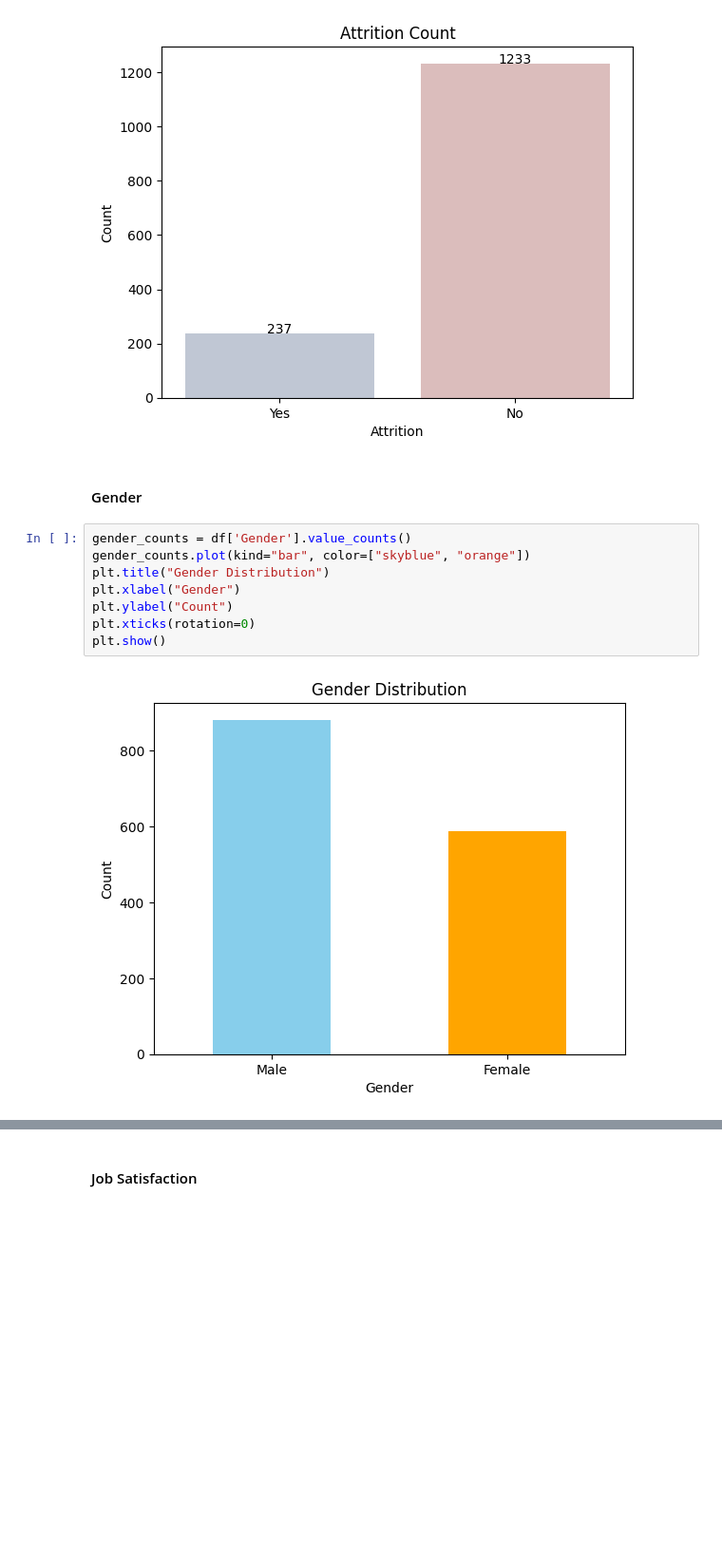
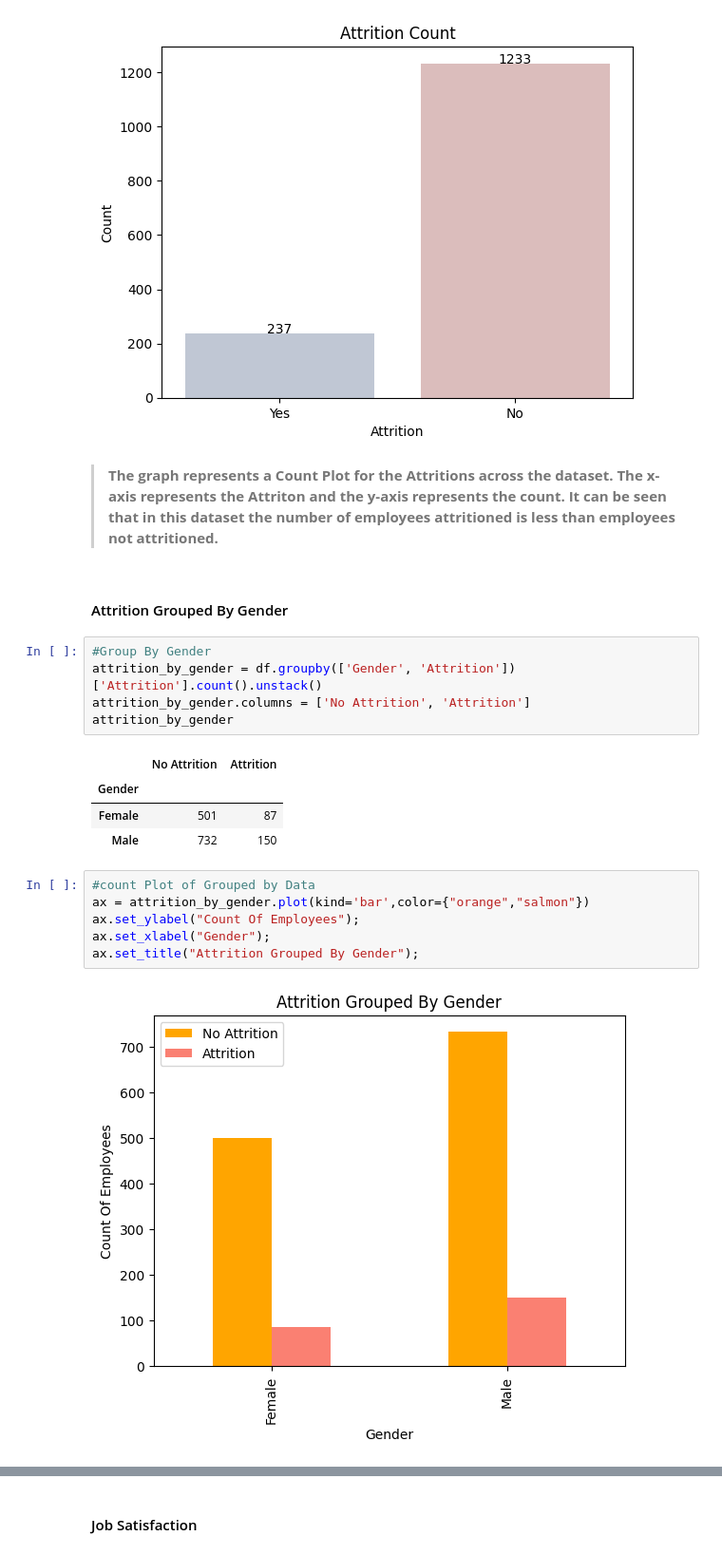
Before and after one commit to Rahafhosari/DataScience2024-2025, a Jupyter notebook: ds_fundamentals_exam_rahaf_hosari.ipynb, the cells around one changed output, grey strips where cells are left out. Shown at 95% size. Saved outputs shown, nothing was run; the diff lists cells and outputs as text; blank space fills up the shorter version.

```diff
--- a/ds_fundamentals_exam_rahaf_hosari.ipynb
+++ b/ds_fundamentals_exam_rahaf_hosari.ipynb
@@ -576,15 +564,26 @@ for bar in ax.patches:
     )
 # %% [output]
 [figure]
+# %% [markdown]
+>**The graph represents a Count Plot for the Attritions across the dataset. The x-axis represents the Attriton and the y-axis represents the count.
+It can be seen that in this dataset the number of employees attritioned is less than employees not attritioned.**
 # %% [markdown]
-#### Gender
+#### Attrition Grouped By Gender
-# %%
-gender_counts = df['Gender'].value_counts()
-gender_counts.plot(kind="bar", color=["skyblue", "orange"])
-plt.title("Gender Distribution")
-plt.xlabel("Gender")
-plt.ylabel("Count")
-plt.xticks(rotation=0)
-plt.show()
-# %% [output]
-[figure, removed]
+# %%
+#Group By Gender
+attrition_by_gender = df.groupby(['Gender', 'Attrition'])['Attrition'].count().unstack()
+attrition_by_gender.columns = ['No Attrition', 'Attrition']
+attrition_by_gender
+# %% [output]
+|  | No Attrition | Attrition |
+| Gender |  |  |
+| Female | 501 | 87 |
+| Male | 732 | 150 |
+# %%
+#count Plot of Grouped by Data
+ax = attrition_by_gender.plot(kind='bar',color={"orange","salmon"})
+ax.set_ylabel("Count Of Employees");
+ax.set_xlabel("Gender");
+ax.set_title("Attrition Grouped By Gender");
+# %% [output]
+[figure, added]
```
Also changed, not shown: parts of 42 cells of this notebook.
